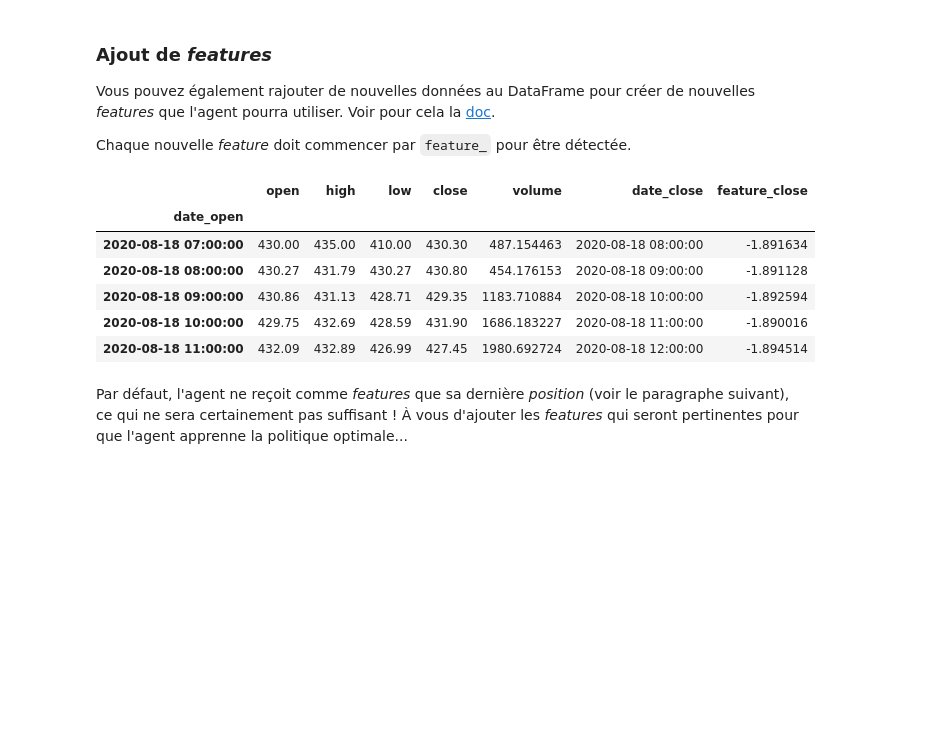
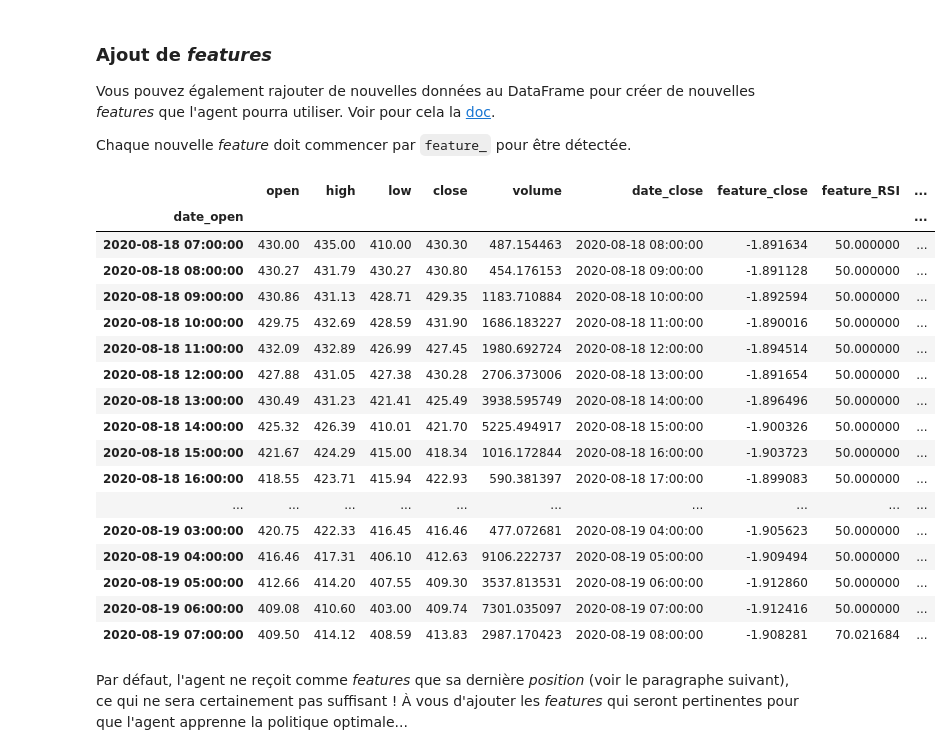
Before and after one commit to Arthur-Collignon/RL_Project_Money, a Jupyter notebook: projet.ipynb, the cells around one changed output. Cells and saved outputs as stored; diff of their text form; code cells hidden in the pictures; blank space fills up the shorter version.

Commit message:
updated utils.py

```diff
--- a/projet.ipynb
+++ b/projet.ipynb
@@ -19,7 +19,11 @@ import numpy as np
 import pandas as pd
 import gymnasium as gym
 import gym_trading_env
-from .utils import calculate_MACD, calculate_RSI
+import importlib
+import utils
+utils = importlib.reload(utils)
+calculate_RSI = utils.calculate_RSI
+calculate_MACD = utils.calculate_MACD
 # %% [markdown]
 ## Utilisation des données de simulation
 
@@ -51,25 +55,38 @@ Voir pour cela la [doc](https://gym-trading-env.readthedocs.io/en/latest/feature
 
 Chaque nouvelle *feature* doit commencer par `feature_` pour être détectée.
 # %%
-def preprocess(df):
+def preprocess_bis(df):
     df = df.sort_index()
     df = df.dropna()
     df = df.drop_duplicates()
 
     df['feature_close'] = (df['close'] - df['close'].mean()) / df['close'].std()
+    df = calculate_RSI(df)
+    df = calculate_MACD(df)
 
     return df
 
-df = preprocess(pd.read_pickle('./data/binance-ETHUSD-1h.pkl'))
-df.head(5)
+df = preprocess_bis(pd.read_pickle('./data/binance-ETHUSD-1h.pkl'))
+df.head(25)
 # %% [output]
-|  | open | high | low | close | volume | date_close | feature_close |
-| date_open |  |  |  |  |  |  |  |
-| 2020-08-18 07:00:00 | 430.00 | 435.00 | 410.00 | 430.30 | 487.154463 | 2020-08-18 08:00:00 | -1.891634 |
-| 2020-08-18 08:00:00 | 430.27 | 431.79 | 430.27 | 430.80 | 454.176153 | 2020-08-18 09:00:00 | -1.891128 |
-| 2020-08-18 09:00:00 | 430.86 | 431.13 | 428.71 | 429.35 | 1183.710884 | 2020-08-18 10:00:00 | -1.892594 |
-| 2020-08-18 10:00:00 | 429.75 | 432.69 | 428.59 | 431.90 | 1686.183227 | 2020-08-18 11:00:00 | -1.890016 |
-| 2020-08-18 11:00:00 | 432.09 | 432.89 | 426.99 | 427.45 | 1980.692724 | 2020-08-18 12:00:00 | -1.894514 |
+|  | open | high | low | close | volume | date_close | feature_close | feature_RSI | ... |
+| date_open |  |  |  |  |  |  |  |  | ... |
+| 2020-08-18 07:00:00 | 430.00 | 435.00 | 410.00 | 430.30 | 487.154463 | 2020-08-18 08:00:00 | -1.891634 | 50.000000 | ... |
+| 2020-08-18 08:00:00 | 430.27 | 431.79 | 430.27 | 430.80 | 454.176153 | 2020-08-18 09:00:00 | -1.891128 | 50.000000 | ... |
+| 2020-08-18 09:00:00 | 430.86 | 431.13 | 428.71 | 429.35 | 1183.710884 | 2020-08-18 10:00:00 | -1.892594 | 50.000000 | ... |
+| 2020-08-18 10:00:00 | 429.75 | 432.69 | 428.59 | 431.90 | 1686.183227 | 2020-08-18 11:00:00 | -1.890016 | 50.000000 | ... |
+| 2020-08-18 11:00:00 | 432.09 | 432.89 | 426.99 | 427.45 | 1980.692724 | 2020-08-18 12:00:00 | -1.894514 | 50.000000 | ... |
+| 2020-08-18 12:00:00 | 427.88 | 431.05 | 427.38 | 430.28 | 2706.373006 | 2020-08-18 13:00:00 | -1.891654 | 50.000000 | ... |
+| 2020-08-18 13:00:00 | 430.49 | 431.23 | 421.41 | 425.49 | 3938.595749 | 2020-08-18 14:00:00 | -1.896496 | 50.000000 | ... |
+| 2020-08-18 14:00:00 | 425.32 | 426.39 | 410.01 | 421.70 | 5225.494917 | 2020-08-18 15:00:00 | -1.900326 | 50.000000 | ... |
+| 2020-08-18 15:00:00 | 421.67 | 424.29 | 415.00 | 418.34 | 1016.172844 | 2020-08-18 16:00:00 | -1.903723 | 50.000000 | ... |
+| 2020-08-18 16:00:00 | 418.55 | 423.71 | 415.94 | 422.93 | 590.381397 | 2020-08-18 17:00:00 | -1.899083 | 50.000000 | ... |
+| ... | ... | ... | ... | ... | ... | ... | ... | ... | ... |
+| 2020-08-19 03:00:00 | 420.75 | 422.33 | 416.45 | 416.46 | 477.072681 | 2020-08-19 04:00:00 | -1.905623 | 50.000000 | ... |
+| 2020-08-19 04:00:00 | 416.46 | 417.31 | 406.10 | 412.63 | 9106.222737 | 2020-08-19 05:00:00 | -1.909494 | 50.000000 | ... |
+| 2020-08-19 05:00:00 | 412.66 | 414.20 | 407.55 | 409.30 | 3537.813531 | 2020-08-19 06:00:00 | -1.912860 | 50.000000 | ... |
+| 2020-08-19 06:00:00 | 409.08 | 410.60 | 403.00 | 409.74 | 7301.035097 | 2020-08-19 07:00:00 | -1.912416 | 50.000000 | ... |
+| 2020-08-19 07:00:00 | 409.50 | 414.12 | 408.59 | 413.83 | 2987.170423 | 2020-08-19 08:00:00 | -1.908281 | 70.021684 | ... |
 # %% [markdown]
 Par défaut, l'agent ne reçoit comme *features* que sa dernière *position* (voir le paragraphe suivant), ce qui ne sera certainement pas suffisant ! À vous d'ajouter les *features* qui seront pertinentes pour que l'agent apprenne la politique optimale...
 # %% [markdown]
```
Also changed, not shown: parts of 8 cells of this notebook, 1 other file.
